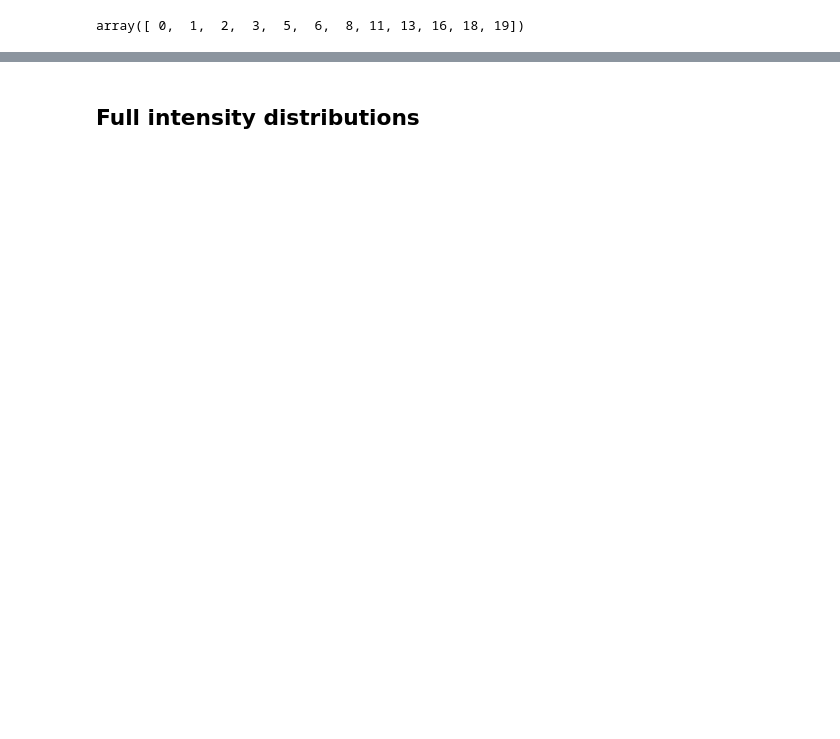
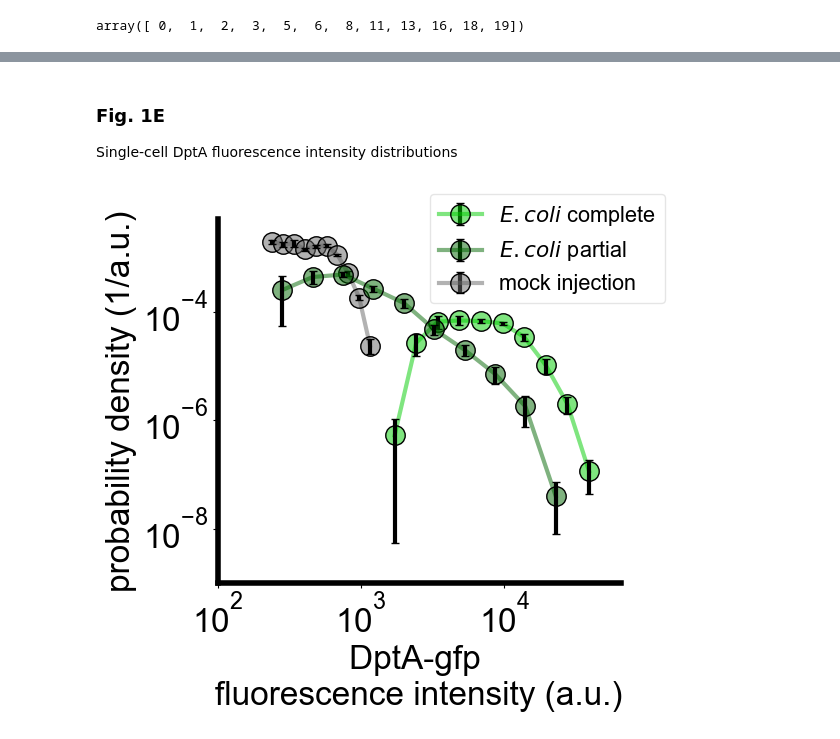
Before and after one commit to bschloma/diptericin-paper, a Jupyter notebook: Fig1-SpatialPattern.ipynb, the cells around one changed output, grey strips where cells are left out. Drawn from its saved outputs; the diff is of its cells as text; code cells hidden in the pictures; blank space fills up the shorter version.

```diff
--- a/Fig1-SpatialPattern.ipynb
+++ b/Fig1-SpatialPattern.ipynb
@@ -198,5 +283,6 @@ array([ 0,  1,  2,  3,  5,  6,  8, 11, 13, 16, 18, 19])
 # %% [markdown]
-## Full intensity distributions
+### Fig. 1E
+Single-cell DptA fluorescence intensity distributions
 # %%
 n_bins = 20 + 1
 # %%
@@ -225,12 +311,8 @@ df_partial = df_inj[[eid in partial_ids for eid in df_inj.experiment_id]]
 df_complete = df_inj[[eid in complete_ids for eid in df_inj.experiment_id]]
 # %%
 """plot mock, partial, and complete dists on one graph"""
-"""for complete, plot prob dens with error bars and lognormal fit"""
 n_bootstraps = 100
 plt.figure(figsize=(6, 6))
-
-
-
 
 """complete"""
 df = df_complete
@@ -264,10 +346,6 @@ plt.errorbar(bins, prob_dens, sigma_prob_dens, ecolor='k', elinewidth=3, capsize
              markersize=14, color=colors['complete'] + [0.5], linewidth=3, markeredgecolor='k', markerfacecolor=colors['complete'] + [0.5],
              barsabove=True, label='$E.coli$ complete')
 
-mu_partial, sigma_partial = fit_log_normal(intens[intens > 0])
-x = np.logspace(np.log10(bins[0]), np.log10(bins[-1]), 1000)
-px_fit = log_normal_dist(x, mu_partial, sigma_partial)
-#plt.plot(x, px_fit, 'k-', linewidth=2, label='log-normal fit')
 
 """partial"""
 df = df_partial
@@ -300,11 +378,6 @@ bins = bins[:-1]
 plt.errorbar(bins, prob_dens, sigma_prob_dens, ecolor='k', elinewidth=3, capsize=3, marker='o',
              markersize=14, color=colors['e.coli'] + [0.5], linewidth=3, markeredgecolor='k', markerfacecolor=colors['e.coli'] + [0.5],
              barsabove=True, label='$E.coli$ partial', zorder=10)
-
-mu_partial, sigma_partial = fit_log_normal(intens[intens > 0])
-x = np.logspace(np.log10(bins[0]), np.log10(bins[-1]), 1000)
-px_fit = log_normal_dist(x, mu_partial, sigma_partial)
-#plt.plot(x, px_fit, 'k-', linewidth=2, label='log-normal fit')
 
 
 """mock"""
@@ -324,38 +397,35 @@ for n in range(n_bootstraps):
         these_intens.extend(df[df.experiment_id == these_ids[j]].dpt_gfp.values.astype('float'))
     these_intens = np.array(sorted(these_intens))
     counts, _ = np.histogram(these_intens, bins)
     prob_dens = counts / np.sum(counts) / np.diff(bins)
     prob_dens_bootstrap[n] = prob_dens
 
 sigma_prob_dens = np.nanstd(prob_dens_bootstrap, axis=0)
 
 # now plot a pooled distribution
 intens = df.dpt_gfp.astype('float32').values
 counts, _ = np.histogram(intens, bins)
 prob_dens = counts / np.sum(counts) / np.diff(bins)
 bins = bins[:-1]
 
 plt.errorbar(bins, prob_dens, sigma_prob_dens, ecolor='k', elinewidth=3, capsize=3, marker='o',
              markersize=14, color=colors['mock'] + [0.5], linewidth=3, markeredgecolor='k', markerfacecolor=colors['mock'] + [0.5],
              barsabove=True, label='mock injection', zorder=0)
 
-mu_partial, sigma_partial = fit_log_normal(intens[intens > 0])
-x = np.logspace(np.log10(bins[0]), np.log10(bins[-1]), 1000)
-px_fit = log_normal_dist(x, mu_partial, sigma_partial)
-#plt.plot(x, px_fit, 'k-', linewidth=2, label='log-normal fit')
+
 
 
 plt.xscale('log')
 plt.yscale('log')
-plt.xlabel('diptericin-gfp \nfluorescence intensity (a.u.)', fontsize=fontsize)
+plt.xlabel(f'{dpt}-gfp \nfluorescence intensity (a.u.)', fontsize=fontsize)
 plt.ylabel('probability density (1/a.u.)', fontsize=fontsize)
-#plt.legend(fontsize=0.75 * fontsize)
-#plt.legend(fontsize=0.75 * fontsize, loc='upper left', bbox_to_anchor=(-0.5, 1.2), ncol=2, fancybox=True, facecolor=np.array([210, 180, 140]) / 255, framealpha=0.5)
 plt.legend(fontsize=0.65 * fontsize, loc='upper left', bbox_to_anchor=(0.5, 1.1), ncol=1, fancybox=True, framealpha=0.5)
 
 plt.xlim([100, 65000])
 plt.ylim([1e-9, 5e-3])
 plt.yticks([1e-8, 1e-6, 1e-4])
 ax = plt.gca()
 ax = style_axes(ax)
+# %% [output]
+[figure, added]
 # %%
```
Also changed, not shown: parts of 30 cells of this notebook, 15 other files.
